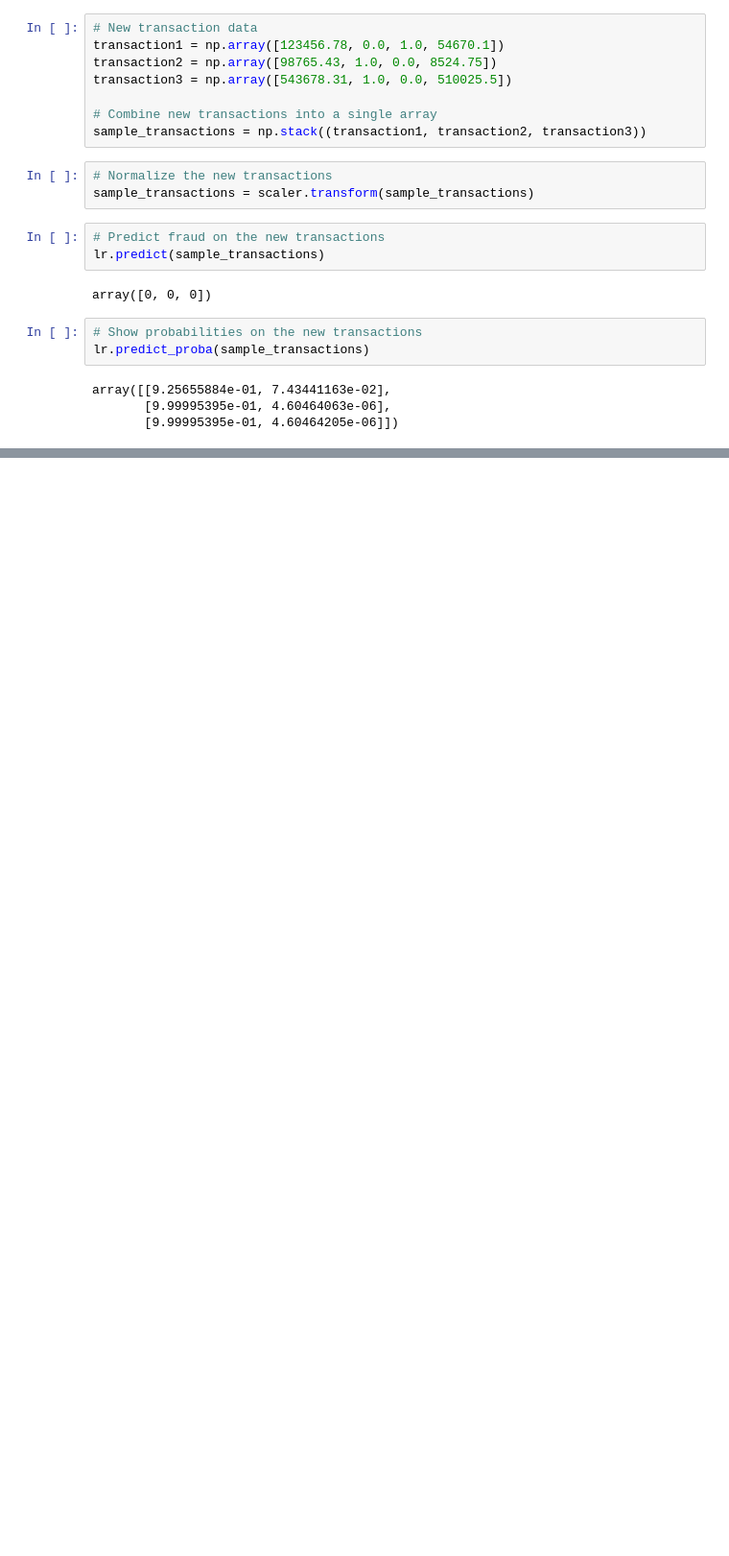
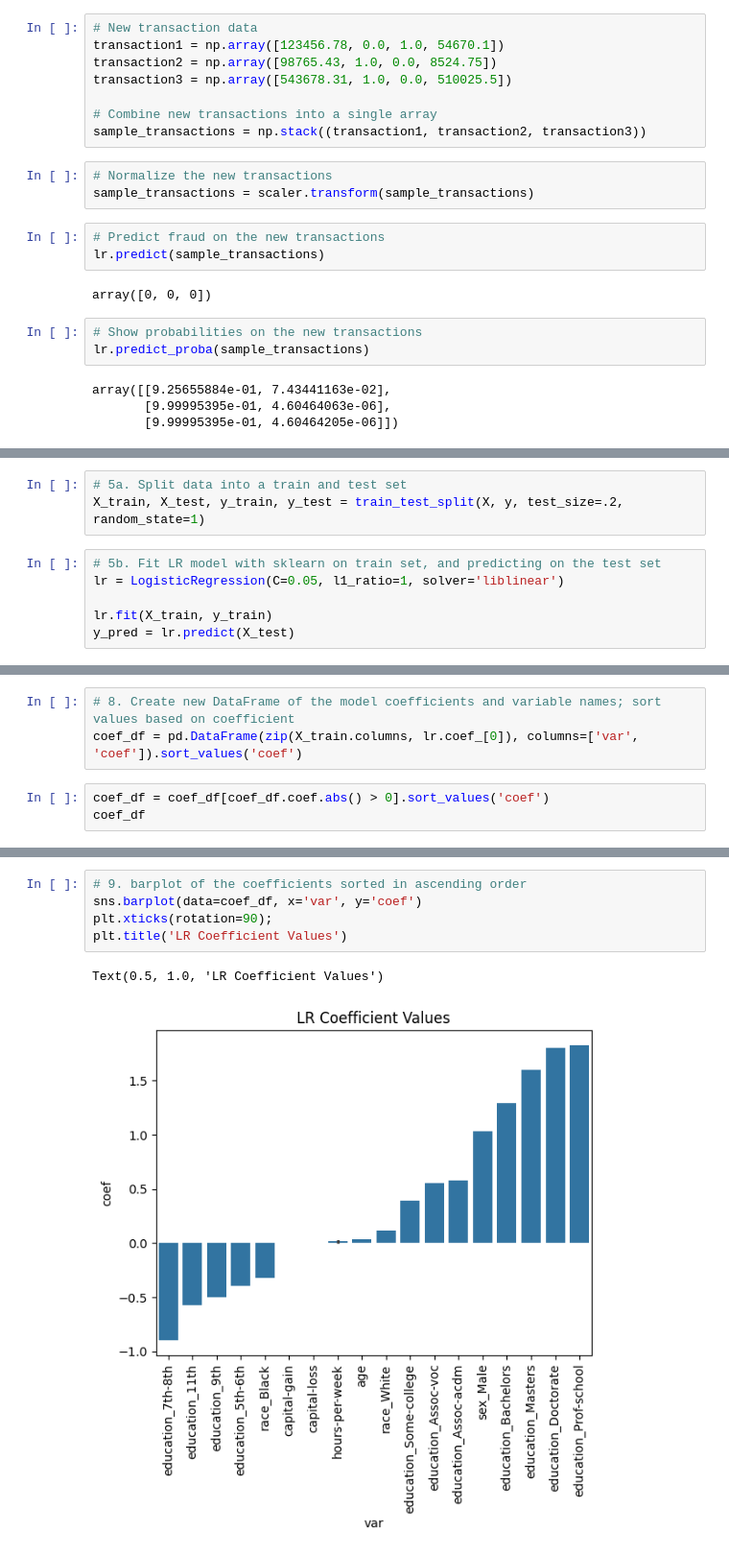
Before and after one commit to EuRoXy/dsp, a Jupyter notebook: logisReg.ipynb, the cells around one changed output, grey strips where cells are left out. Shown at 96% size. Drawn from its saved outputs; the diff is of its cells as text; blank space fills up the shorter version.

```diff
--- a/logisReg.ipynb
+++ b/logisReg.ipynb
@@ -132,0 +178,9 @@ array([[9.25655884e-01, 7.43441163e-02],
+# %%
+# 5a. Split data into a train and test set
+X_train, X_test, y_train, y_test = train_test_split(X, y, test_size=.2, random_state=1)
+# %%
+# 5b. Fit LR model with sklearn on train set, and predicting on the test set
+lr = LogisticRegression(C=0.05, l1_ratio=1, solver='liblinear')
+
+lr.fit(X_train, y_train)
+y_pred = lr.predict(X_test)
@@ -132,0 +220,6 @@ array([[9.25655884e-01, 7.43441163e-02],
+# %%
+# 8. Create new DataFrame of the model coefficients and variable names; sort values based on coefficient
+coef_df = pd.DataFrame(zip(X_train.columns, lr.coef_[0]), columns=['var', 'coef']).sort_values('coef')
+# %%
+coef_df = coef_df[coef_df.coef.abs() > 0].sort_values('coef')
+coef_df
@@ -132,0 +244,8 @@ array([[9.25655884e-01, 7.43441163e-02],
+# %%
+# 9. barplot of the coefficients sorted in ascending order
+sns.barplot(data=coef_df, x='var', y='coef')
+plt.xticks(rotation=90);
+plt.title('LR Coefficient Values')
+# %% [output]
+Text(0.5, 1.0, 'LR Coefficient Values')
+[figure, added]
```
Also changed, not shown: parts of 17 cells of this notebook.
